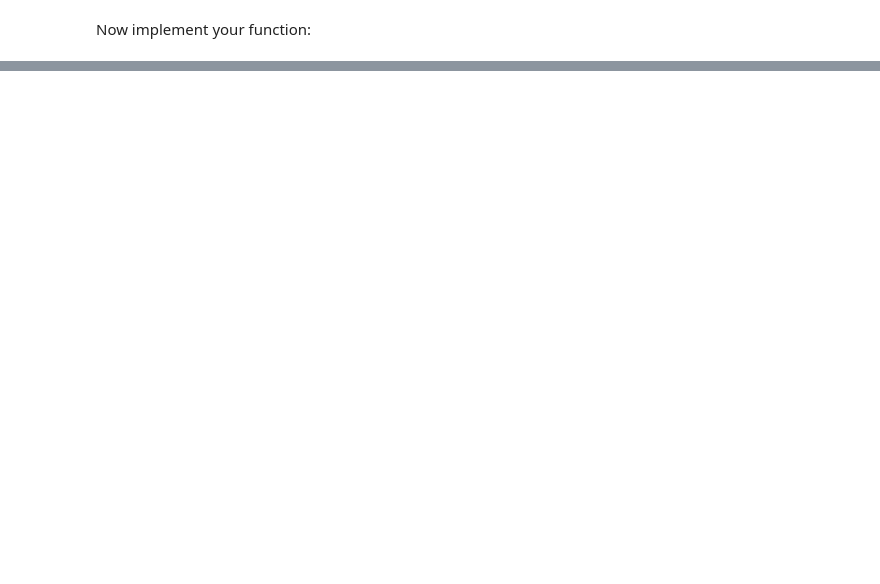
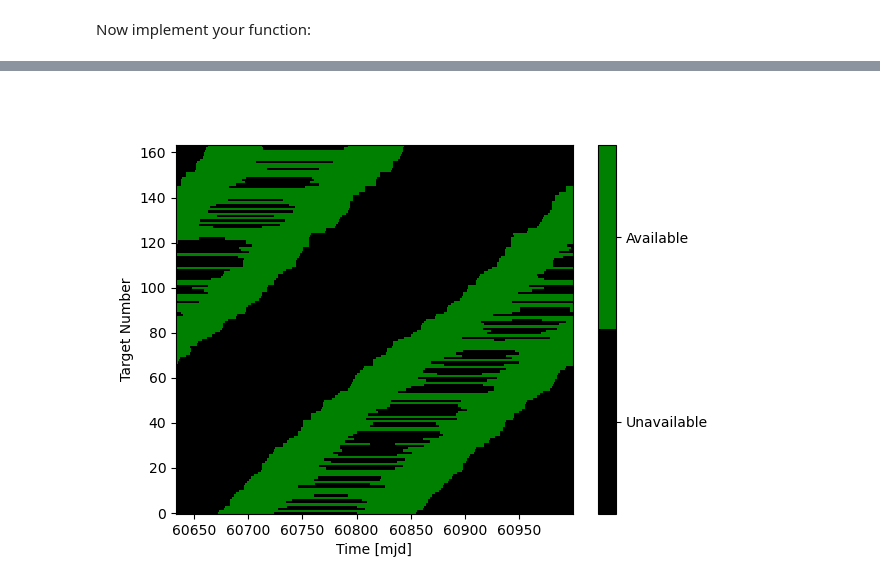
Before and after one commit to dsavransky/SSWYieldModelingTutorial, a Jupyter notebook: Notebooks/SSW2024_YieldModelingTutorial1.ipynb, the cells around one changed output, grey strips where cells are left out. Cells and saved outputs as stored; diff of their text form; code cells hidden in the pictures; blank space fills up the shorter version.

```diff
--- a/Notebooks/SSW2024_YieldModelingTutorial1.ipynb
+++ b/Notebooks/SSW2024_YieldModelingTutorial1.ipynb
@@ -1018,0 +1262,23 @@ C_p, C_b, M = Cp_Cb_M(static_params, coronagraph, target)
+# %%
+# calculate ecliptic target coordinates
+coords =  SkyCoord(
+            ra=targets["ra"].values * u.deg,
+            dec=targets["dec"].values * u.deg,
+            distance=targets['sy_dist'] * u.pc,
+        ).heliocentrictrueecliptic
+
+sInds = np.argsort(coords.lon)
+fig9, ax9 = plt.subplots(1, 1)
+cmap = matplotlib.colors.ListedColormap(["black", "green"])
+p = ax9.pcolor(
+    koTimes.value,
+    np.arange(len(targNames)),
+    koMap[sInds],
+    cmap=cmap,
+)
+ax9.set_ylabel("Target Number")
+ax9.set_xlabel(f"Time [{koTimes.format}]")
+cbar = plt.colorbar(p,ticks=[0.25, 0.75], drawedges=True)
+cbar.ax.set_yticklabels(["Unavailable", "Available"]);
+# %% [output]
+[figure, added]
```
Also changed, not shown: parts of 41 cells of this notebook, 5 other files.
